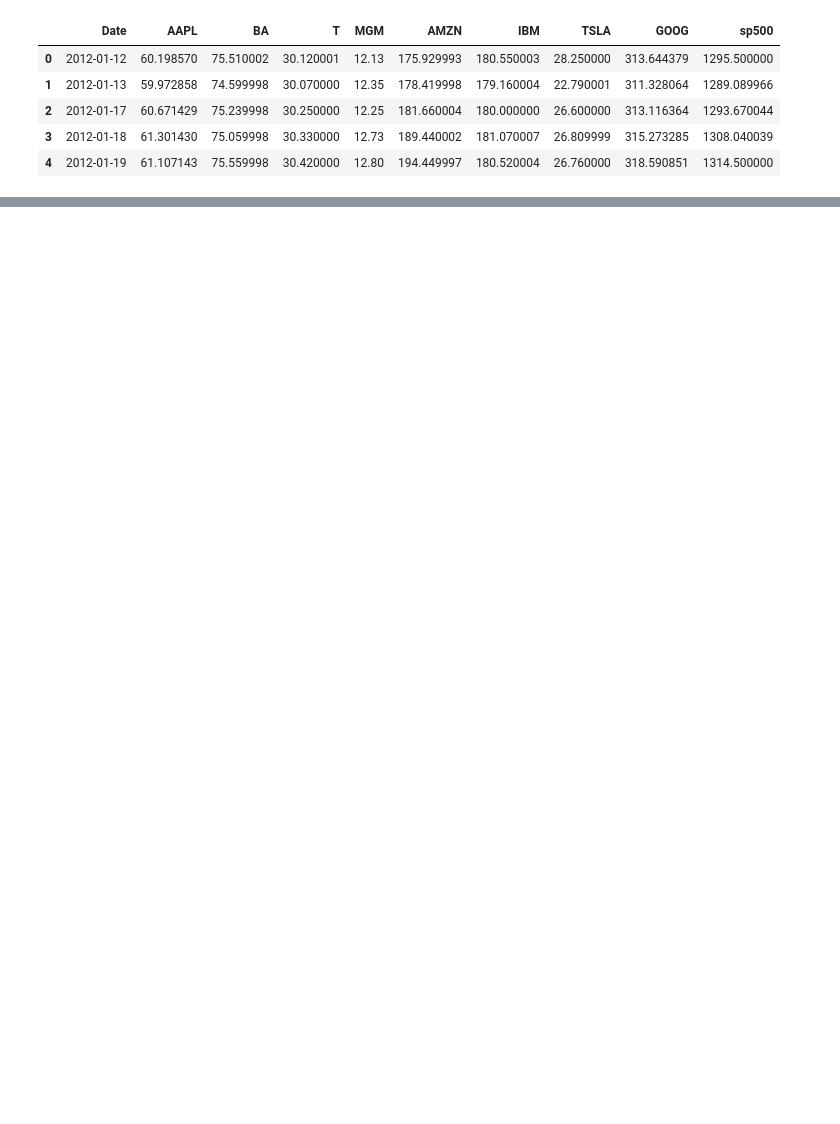
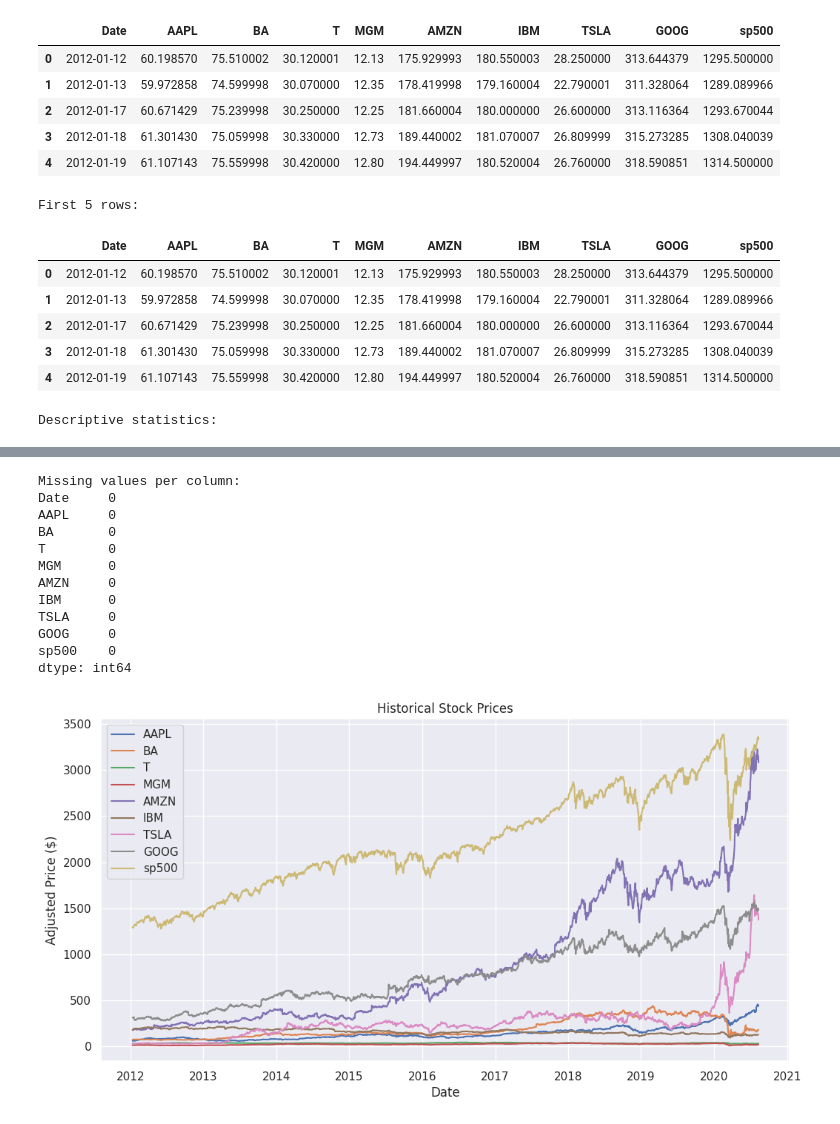
Before and after one commit to heco08/financial-insight-engine, a Jupyter notebook: notebooks/01_data_exploration.ipynb, the cells around one changed output, grey strips where cells are left out. Drawn from its saved outputs; the diff is of its cells as text; code cells hidden in the pictures; blank space fills up the shorter version.

Commit message:
Update README and first data exploration notebook

```diff
--- a/notebooks/01_data_exploration.ipynb
+++ b/notebooks/01_data_exploration.ipynb
@@ -23,3 +23,50 @@ df.head()
 | 2 | 2012-01-17 | 60.671429 | 75.239998 | 30.250000 | 12.25 | 181.660004 | 180.000000 | 26.600000 | 313.116364 | 1293.670044 |
 | 3 | 2012-01-18 | 61.301430 | 75.059998 | 30.330000 | 12.73 | 189.440002 | 181.070007 | 26.809999 | 315.273285 | 1308.040039 |
 | 4 | 2012-01-19 | 61.107143 | 75.559998 | 30.420000 | 12.80 | 194.449997 | 180.520004 | 26.760000 | 318.590851 | 1314.500000 |
+# %%
+import pandas as pd
+import matplotlib.pyplot as plt
+import seaborn as sns
+import os
+
+# Visual configuration
+sns.set(style='darkgrid')
+plt.rcParams['figure.figsize'] = (12, 6)
+
+# CSV file path
+file_path = os.path.join('..', 'data', 'stock.csv')  # Adjust 'stock.csv' if the filename is different
+
+# Load data
+df = pd.read_csv(file_path, parse_dates=['Date'])
+
+# Show first rows
+print("First 5 rows:")
+display(df.head())
+
+# Basic statistics
+print("\nDescriptive statistics:")
+display(df.describe())
+
+# Missing values
+print("\nMissing values per column:")
+print(df.isnull().sum())
+
+# Plot stock prices (adjust column names if necessary)
+companies = df.columns.drop('Date')
+for company in companies:
+    plt.plot(df['Date'], df[company], label=company)
+
+plt.title('Historical Stock Prices')
+plt.xlabel('Date')
+plt.ylabel('Adjusted Price ($)')
+plt.legend()
+plt.show()
+# %% [output]
+First 5 rows:
+|  | Date | AAPL | BA | T | MGM | AMZN | IBM | TSLA | GOOG | sp500 |
+| 0 | 2012-01-12 | 60.198570 | 75.510002 | 30.120001 | 12.13 | 175.929993 | 180.550003 | 28.250000 | 313.644379 | 1295.500000 |
+| 1 | 2012-01-13 | 59.972858 | 74.599998 | 30.070000 | 12.35 | 178.419998 | 179.160004 | 22.790001 | 311.328064 | 1289.089966 |
+| 2 | 2012-01-17 | 60.671429 | 75.239998 | 30.250000 | 12.25 | 181.660004 | 180.000000 | 26.600000 | 313.116364 | 1293.670044 |
+| 3 | 2012-01-18 | 61.301430 | 75.059998 | 30.330000 | 12.73 | 189.440002 | 181.070007 | 26.809999 | 315.273285 | 1308.040039 |
+| 4 | 2012-01-19 | 61.107143 | 75.559998 | 30.420000 | 12.80 | 194.449997 | 180.520004 | 26.760000 | 318.590851 | 1314.500000 |
+Descriptive statistics:
@@ -25,0 +82,13 @@ df.head()
+Missing values per column:
+Date     0
+AAPL     0
+BA       0
+T        0
+MGM      0
+AMZN     0
+IBM      0
+TSLA     0
+GOOG     0
+sp500    0
+dtype: int64
+[figure, added]
```
Also changed, not shown: parts of 2 cells of this notebook, 1 other file.
